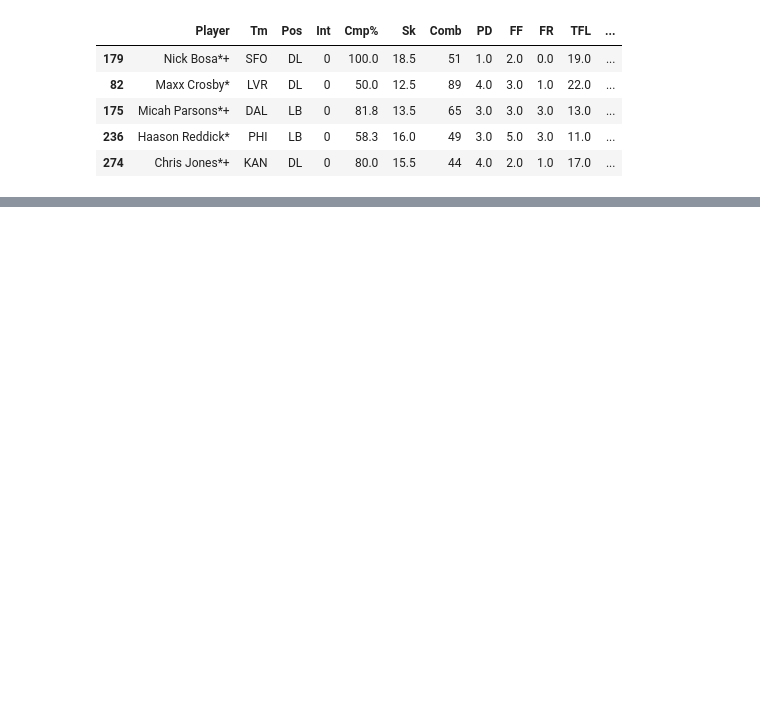
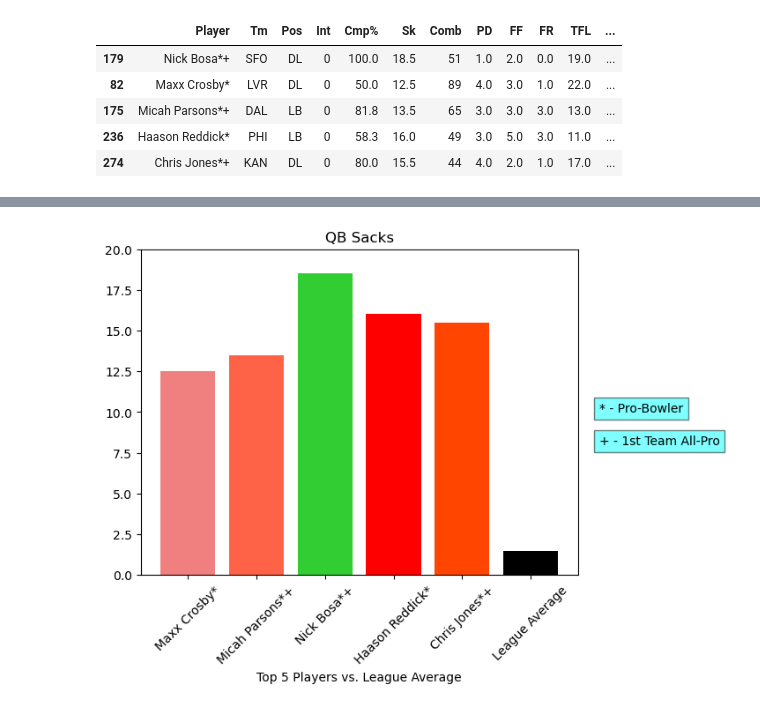
Before and after one commit to SHAWNSMITH16/individual_project, a Jupyter notebook: scratch.ipynb, the cells around one changed output, grey strips where cells are left out. Saved outputs shown, nothing was run; the diff lists cells and outputs as text; code cells hidden in the pictures; blank space fills up the shorter version.

```diff
--- a/scratch.ipynb
+++ b/scratch.ipynb
@@ -194,0 +216,13 @@ plt.show()
+# %%
+fig, ax = plt.subplots()
+plt.title('QB Sacks')
+plt.xlabel('Top 5 Players vs. League Average')
+ax.bar(results['Player'], results['Sk'], color = ['lightcoral', 'tomato', 'limegreen', 'Red', 'orangered', 'black'])
+ax.set_ylim(0, 20)
+plt.xticks(rotation=45)
+plt.text(6, 10, '* - Pro-Bowler', fontsize = 10, bbox = dict(facecolor = 'cyan', alpha = .5))
+plt.text(6, 8, '+ - 1st Team All-Pro', fontsize = 10, bbox = dict(facecolor = 'cyan', alpha = .5))
+
+plt.show()
+# %% [output]
+[figure, added]
```
Also changed, not shown: parts of 21 cells of this notebook.
